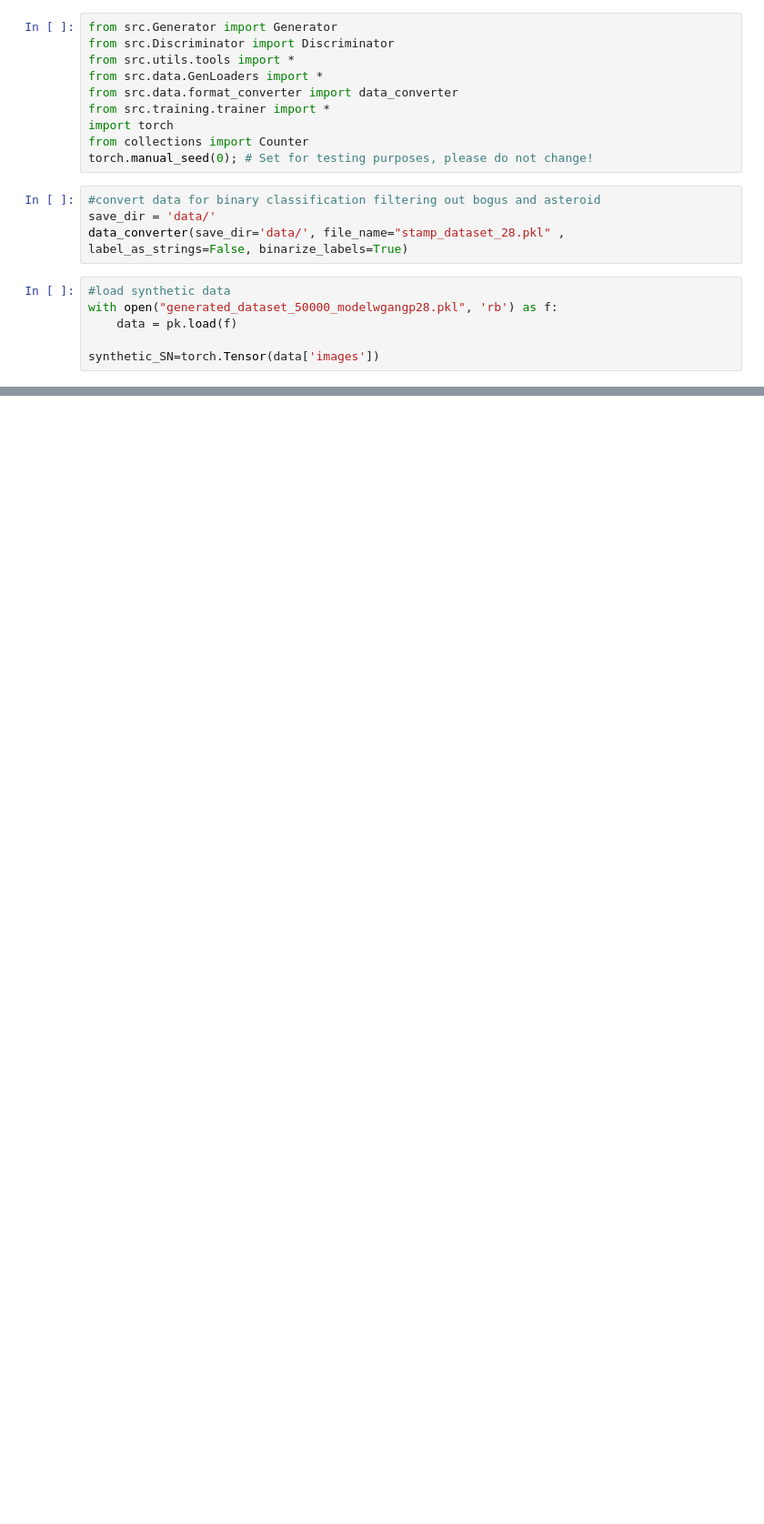
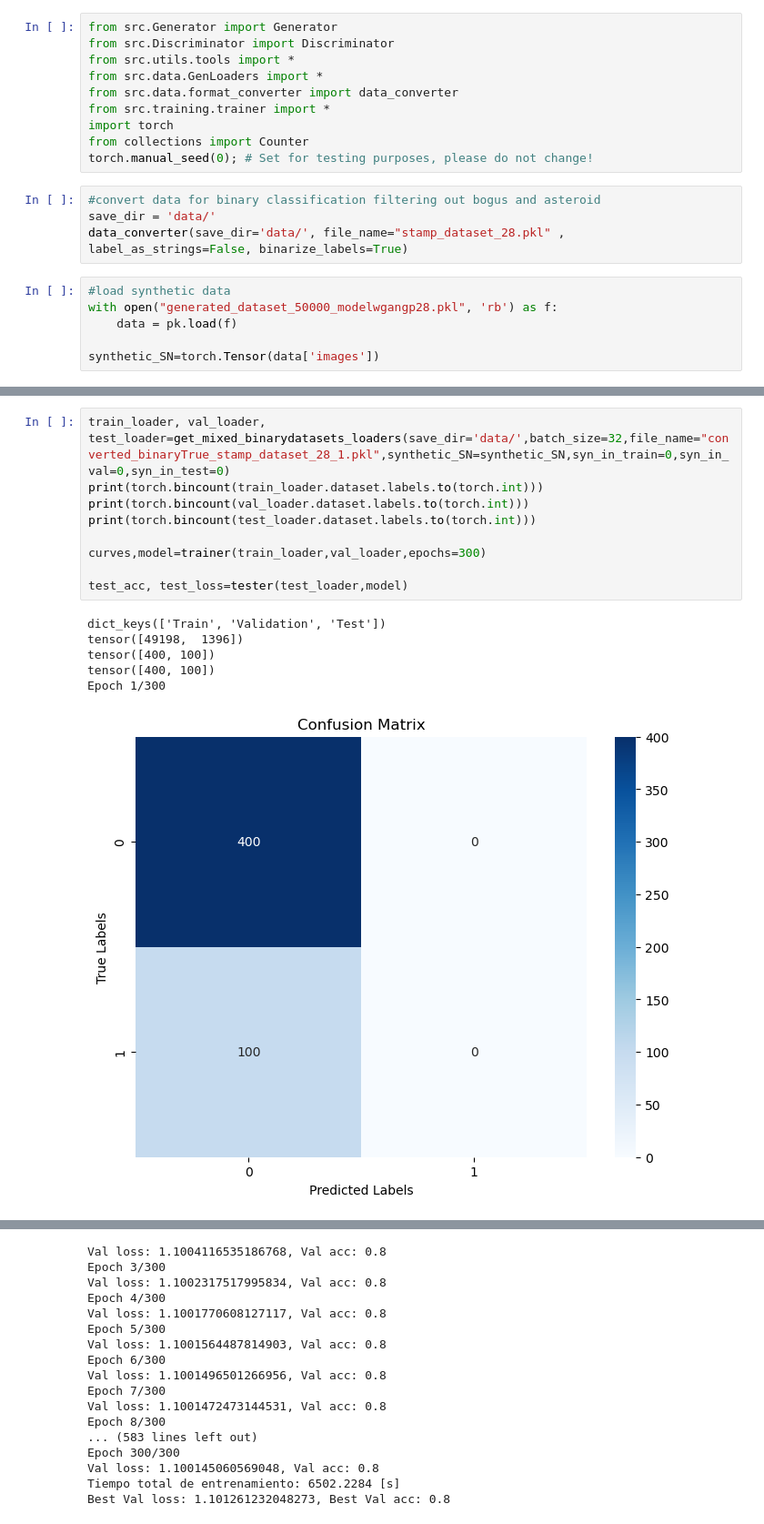
Before and after one commit to nfierroflo/Astronomical-Images-with-GANs, a Jupyter notebook: binary__experiments.ipynb, the cells around one changed output, grey strips where cells are left out. Shown at 91% size. Saved outputs shown, nothing was run; the diff lists cells and outputs as text; blank space fills up the shorter version.

```diff
--- a/binary__experiments.ipynb
+++ b/binary__experiments.ipynb
@@ -99,0 +333,16 @@ test_acc, test_loss=tester(test_loader,model)
+# %%
+train_loader, val_loader, test_loader=get_mixed_binarydatasets_loaders(save_dir='data/',batch_size=32,file_name="converted_binaryTrue_stamp_dataset_28_1.pkl",synthetic_SN=synthetic_SN,syn_in_train=0,syn_in_val=0,syn_in_test=0)
+print(torch.bincount(train_loader.dataset.labels.to(torch.int)))
+print(torch.bincount(val_loader.dataset.labels.to(torch.int)))
+print(torch.bincount(test_loader.dataset.labels.to(torch.int)))
+
+curves,model=trainer(train_loader,val_loader,epochs=300)
+
+test_acc, test_loss=tester(test_loader,model)
+# %% [output]
+dict_keys(['Train', 'Validation', 'Test'])
+tensor([49198,  1396])
+tensor([400, 100])
+tensor([400, 100])
+Epoch 1/300
+[figure, added]
@@ -99,0 +351,17 @@ test_acc, test_loss=tester(test_loader,model)
+Val loss: 1.1004116535186768, Val acc: 0.8
+Epoch 3/300
+Val loss: 1.1002317517995834, Val acc: 0.8
+Epoch 4/300
+Val loss: 1.1001770608127117, Val acc: 0.8
+Epoch 5/300
+Val loss: 1.1001564487814903, Val acc: 0.8
+Epoch 6/300
+Val loss: 1.1001496501266956, Val acc: 0.8
+Epoch 7/300
+Val loss: 1.1001472473144531, Val acc: 0.8
+Epoch 8/300
+... (583 lines left out)
+Epoch 300/300
+Val loss: 1.100145060569048, Val acc: 0.8
+Tiempo total de entrenamiento: 6502.2284 [s]
+Best Val loss: 1.101261232048273, Best Val acc: 0.8
```
Also changed, not shown: parts of 16 cells of this notebook, 6 other files.
